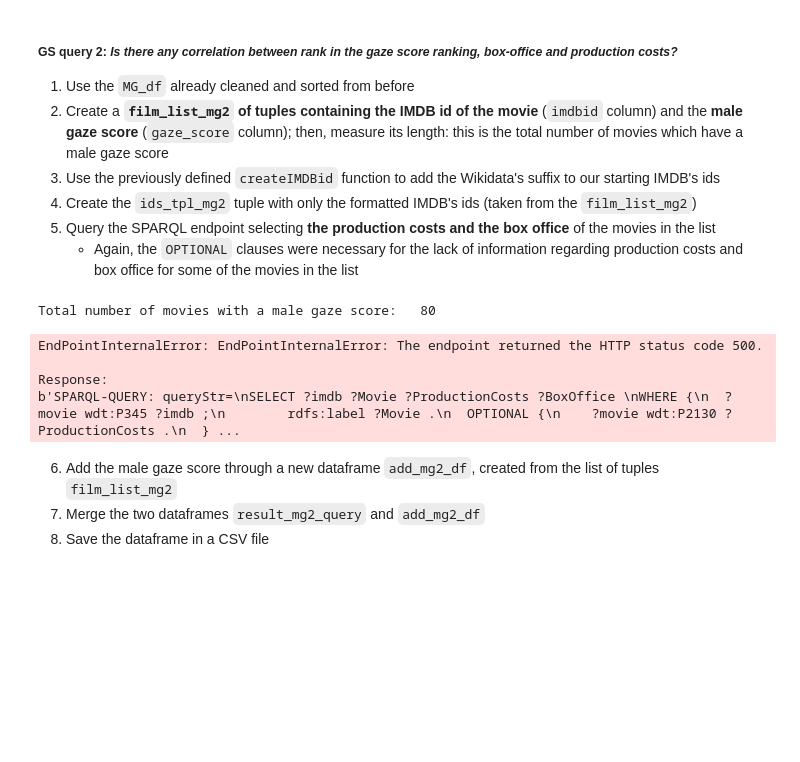
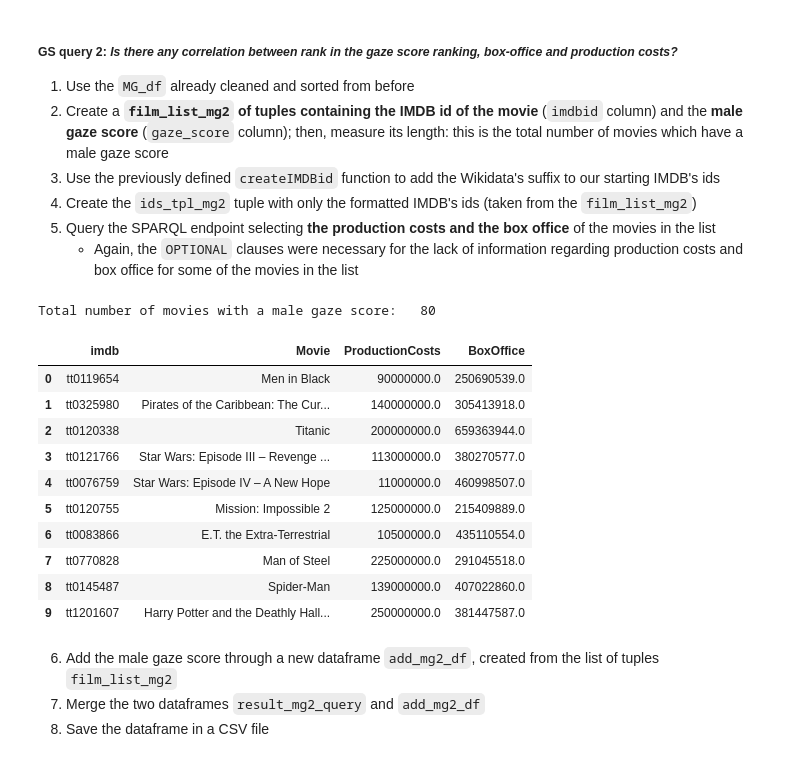
Before and after one commit to ahsanv101/ProjectGaze, a Jupyter notebook: documentation/orsola.ipynb, the cells around one changed output. Cells and saved outputs as stored; diff of their text form; code cells hidden in the pictures; blank space fills up the shorter version.

```diff
--- a/documentation/orsola.ipynb
+++ b/documentation/orsola.ipynb
@@ -347,38 +319,45 @@ print("Total number of movies with a male gaze score:\t",len(film_list_mg2))
 
 ids_tpl_mg2 = ()
 
 for tpl in film_list_mg2:
     ids_tpl_mg2 = ids_tpl_mg2 + (tpl[0],)
 
 
 # SPARQL
 query_costs_mg = '''
 SELECT ?imdb ?Movie ?ProductionCosts ?BoxOffice
 WHERE {{
   ?movie wdt:P345 ?imdb ;
         rdfs:label ?Movie .
   OPTIONAL {{
     ?movie wdt:P2130 ?ProductionCosts .
   }}
   OPTIONAL {{
     ?movie wdt:P2142 ?BoxOffice .
     ?statement ps:P2142 ?BoxOffice .
     ?statement pq:P3005 ?validity .
     }}
   FILTER ( (lang(?Movie) = "en") && ((?validity = wd:Q30) || (?validity = wd:Q49)) )
   FILTER NOT EXISTS {{ ?statement pq:P1264 ?o }}
   FILTER ( ?imdb in {list} )
 }}
 '''
 
 result_mg2_query = sparql_dataframe.get(wikidata_endpoint, query_costs_mg.format(list=ids_tpl_mg2),True)
-result_mg2_query
+result_mg2_query.head(10)
 # %% [output]
 Total number of movies with a male gaze score:   80
-EndPointInternalError: EndPointInternalError: The endpoint returned the HTTP status code 500.
-
-Response:
-b'SPARQL-QUERY: queryStr=\nSELECT ?imdb ?Movie ?ProductionCosts ?BoxOffice \nWHERE {\n  ?movie wdt:P345 ?imdb ;\n        rdfs:label ?Movie .\n  OPTIONAL {\n    ?movie wdt:P2130 ?ProductionCosts .\n  } ...
+|  | imdb | Movie | ProductionCosts | BoxOffice |
+| 0 | tt0119654 | Men in Black | 90000000.0 | 250690539.0 |
+| 1 | tt0325980 | Pirates of the Caribbean: The Cur... | 140000000.0 | 305413918.0 |
+| 2 | tt0120338 | Titanic | 200000000.0 | 659363944.0 |
+| 3 | tt0121766 | Star Wars: Episode III – Revenge ... | 113000000.0 | 380270577.0 |
+| 4 | tt0076759 | Star Wars: Episode IV – A New Hope | 11000000.0 | 460998507.0 |
+| 5 | tt0120755 | Mission: Impossible 2 | 125000000.0 | 215409889.0 |
+| 6 | tt0083866 | E.T. the Extra-Terrestrial | 10500000.0 | 435110554.0 |
+| 7 | tt0770828 | Man of Steel | 225000000.0 | 291045518.0 |
+| 8 | tt0145487 | Spider-Man | 139000000.0 | 407022860.0 |
+| 9 | tt1201607 | Harry Potter and the Deathly Hall... | 250000000.0 | 381447587.0 |
 # %% [markdown]
 6. Add the male gaze score through a new dataframe `add_mg2_df`, created from the list of tuples `film_list_mg2`
 7. Merge the two dataframes `result_mg2_query` and `add_mg2_df`
```
Also changed, not shown: parts of 3 cells of this notebook, 5 other files.
